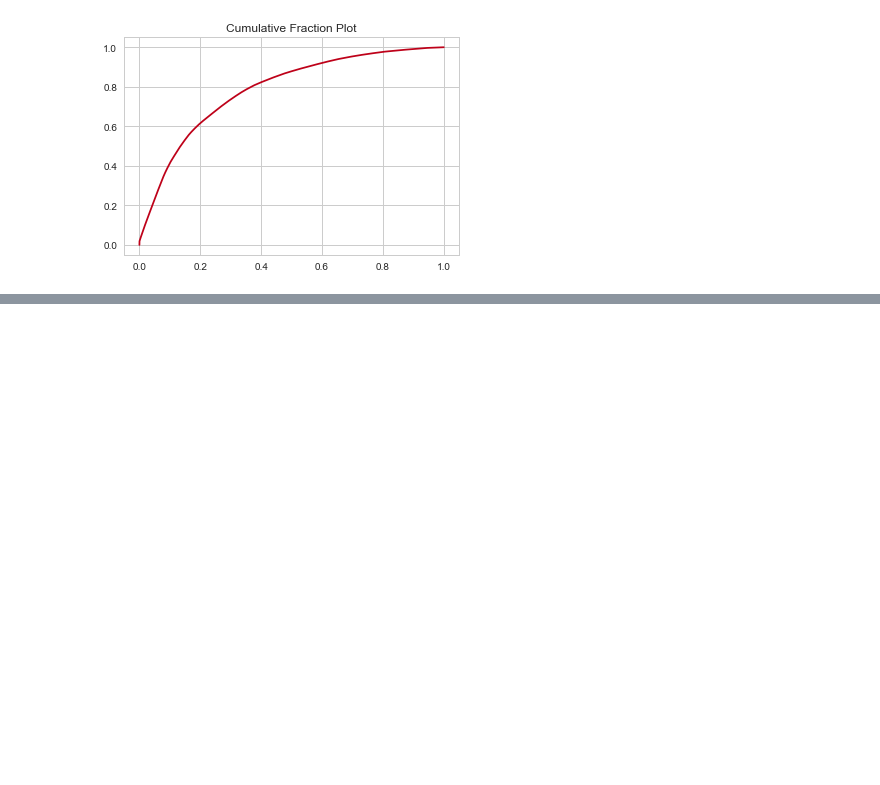
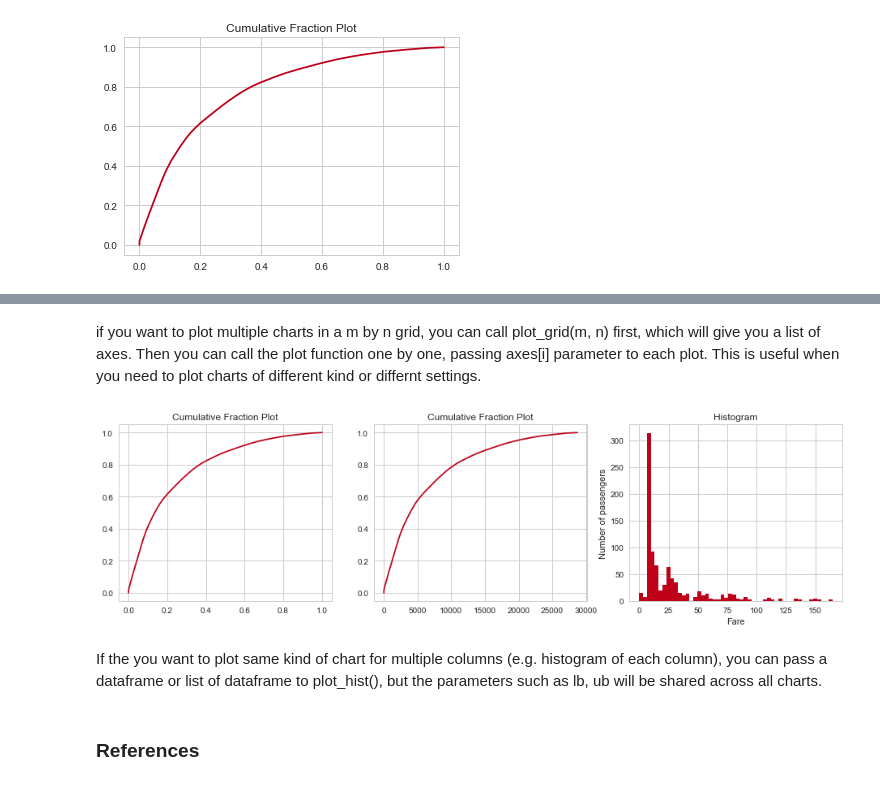
Before and after one commit to crazycodingcat/python_EDA_toolbox, a Jupyter notebook: plotting.ipynb, the cells around one changed output, grey strips where cells are left out. Saved outputs shown, nothing was run; the diff lists cells and outputs as text; code cells hidden in the pictures; blank space fills up the shorter version.

```diff
--- a/plotting.ipynb
+++ b/plotting.ipynb
@@ -152,0 +206,25 @@ plot_fraction(df.fare, x_cumulative=True, x_percentage=True)
+# %%
+# plotting multiple charts
+def plot_grid(nrows, ncols, figsize=(16, 4)):
+    """
+    plotting charts in m x n grids
+
+    Not very useful...
+    ----------
+
+    """
+    fig, axes = plt.subplots(nrows, ncols, figsize=figsize)
+    return axes.ravel()
+# %% [markdown]
+if you want to plot multiple charts in a m by n grid, you can call plot_grid(m, n) first, which will give you a list of axes. Then you can call the plot function one by one, passing axes[i] parameter to each plot. This is useful when you need to plot charts of different kind or differnt settings.
+# %%
+axes = plot_grid(1,3)
+plot_fraction(df.fare, x_cumulative=True, x_percentage=True, ax=axes[0])
+plot_fraction(df.fare, x_cumulative=True, x_percentage=False, ax=axes[1])
+plot_hist(df.fare, x_label='Fare', y_label='Number of passengers', ub=200, ax=axes[2])
+# %% [output]
+[figure, added]
+# %% [markdown]
+If the you want to plot same kind of chart for multiple columns (e.g. histogram of each column), you can pass a dataframe or list of dataframe to plot_hist(), but the parameters such as lb, ub will be shared across all charts.
+# %% [markdown]
+### References
```
Also changed, not shown: parts of 11 cells of this notebook, 2 other files.
